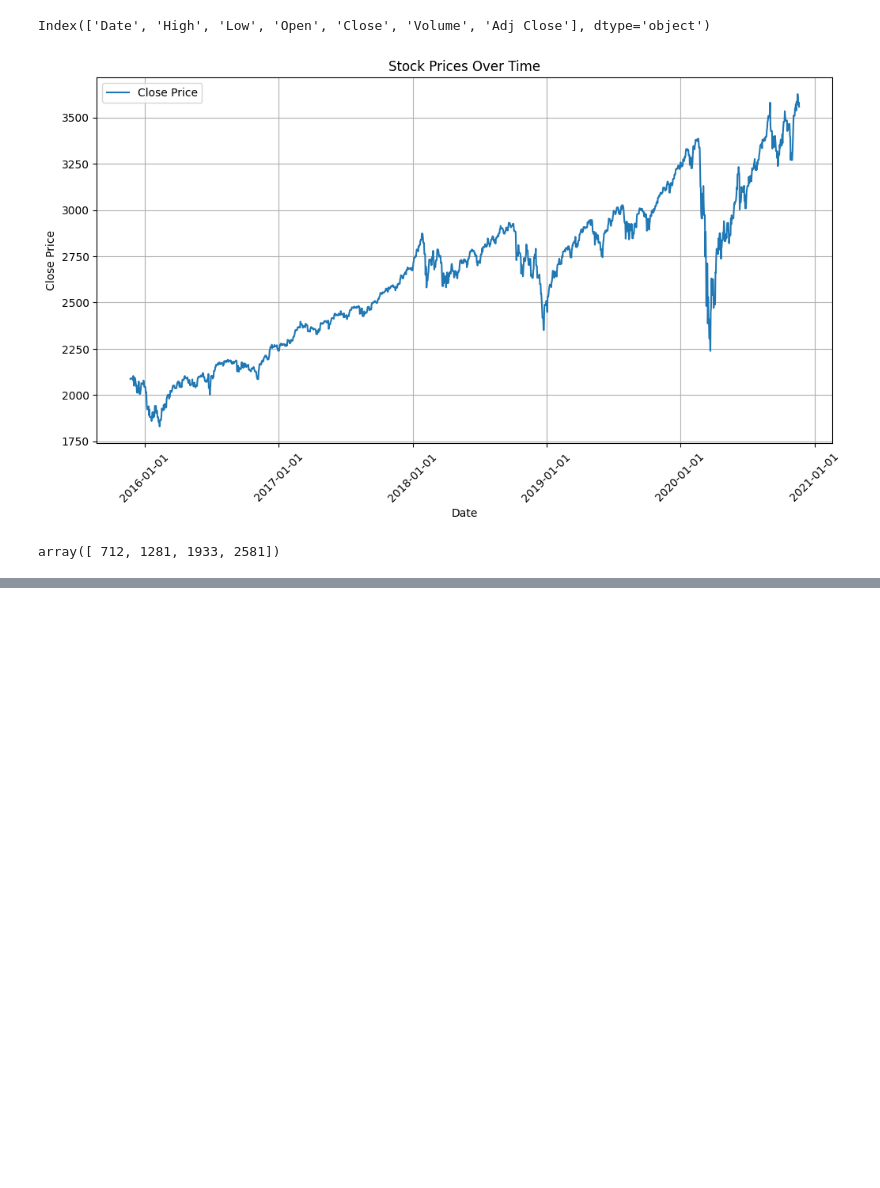
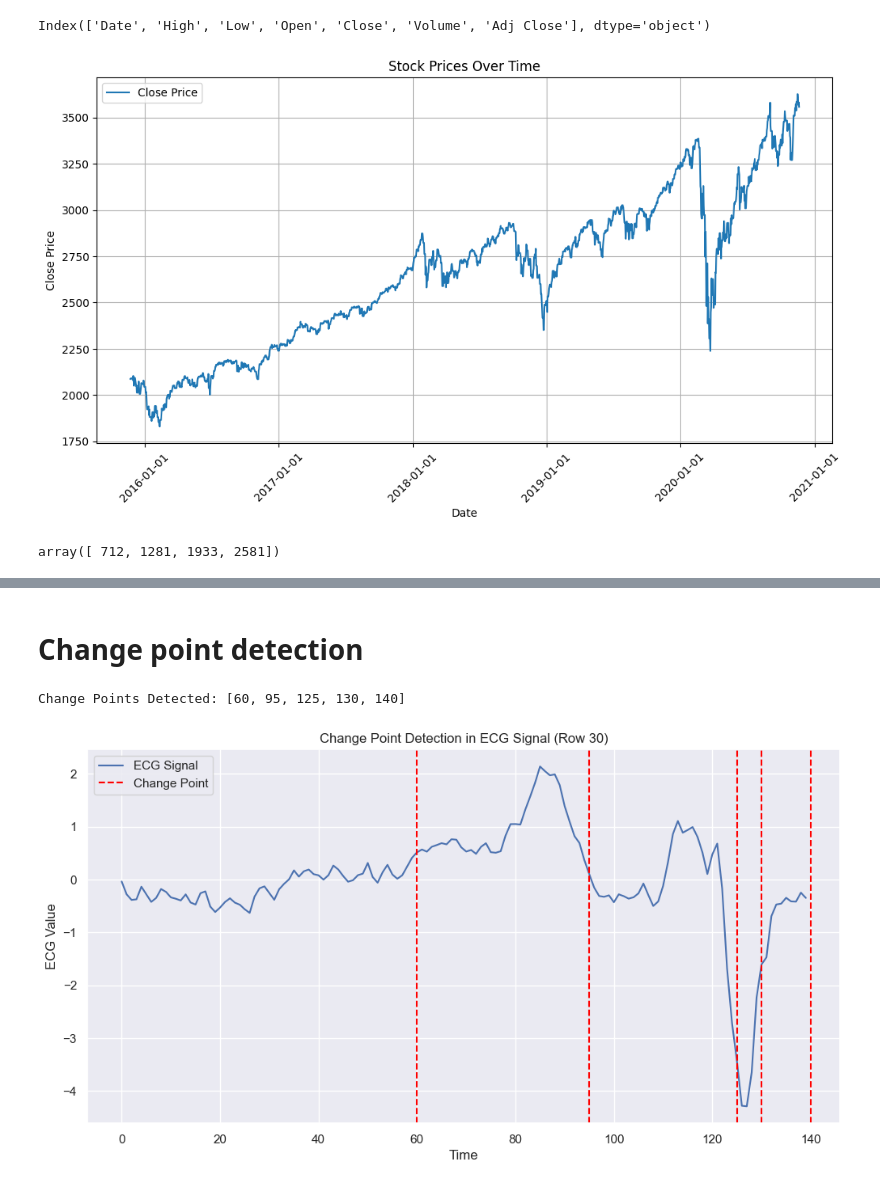
Before and after one commit to czotterbenedek/time-series-ensemble-segmentation, a Jupyter notebook: onlab_tfb4fy.ipynb, the cells around one changed output, grey strips where cells are left out. Drawn from its saved outputs; the diff is of its cells as text; code cells hidden in the pictures; blank space fills up the shorter version.

```diff
--- a/onlab_tfb4fy.ipynb
+++ b/onlab_tfb4fy.ipynb
@@ -83,0 +112,32 @@ array([<Axes: title={'center': 'Segmentation of different umpire cricket signals
+# %% [markdown]
+# Change point detection
+# %%
+ecg_data = ecg_dataset[ecg_columns].values
+# %%
+# Select first ECG signal (Row 0)
+which_row = 30
+ecg_signal = ecg_data[which_row]  # Change index to analyze another row
+
+# Apply change point detection (Pelt Algorithm with L2 cost)
+algo = rpt.Pelt(model="l2").fit(ecg_signal.reshape(-1, 1))
+change_points = algo.predict(pen=10)  # Adjust 'pen' for more/less segmentation
+
+# Print detected change points
+print("Change Points Detected:", change_points)
+# %% [output]
+Change Points Detected: [60, 95, 125, 130, 140]
+# %%
+plt.figure(figsize=(12, 6))
+plt.plot(ecg_signal, label="ECG Signal")
+
+# Mark detected change points
+for cp in change_points:
+    plt.axvline(x=cp, color='red', linestyle='--', label="Change Point" if cp == change_points[0] else "")
+
+plt.legend()
+plt.title("Change Point Detection in ECG Signal (Row " + str(which_row) + ")")
+plt.xlabel("Time")
+plt.ylabel("ECG Value")
+plt.show()
+# %% [output]
+[figure, added]
```
Also changed, not shown: parts of 13 cells of this notebook, 1 other file.
